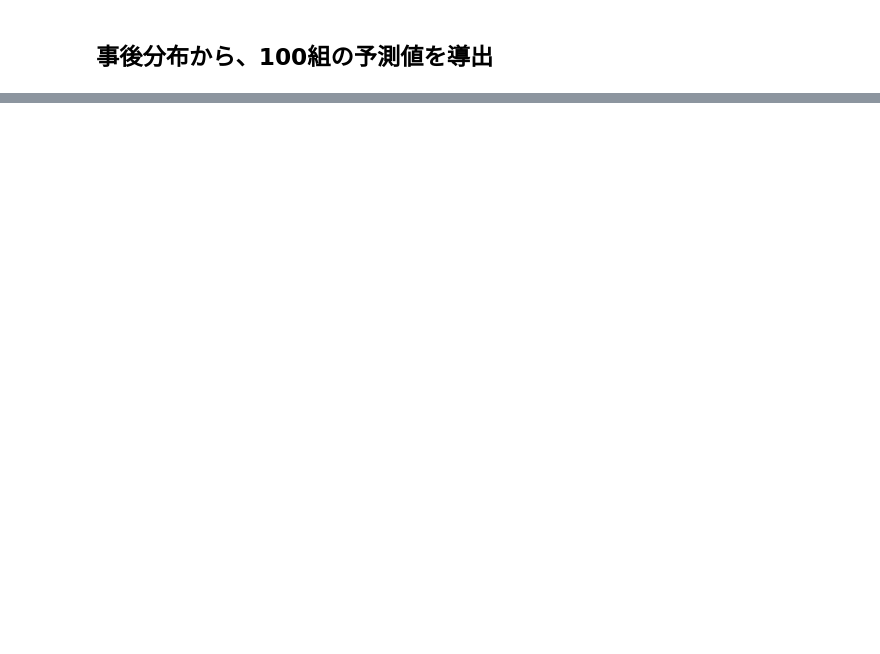
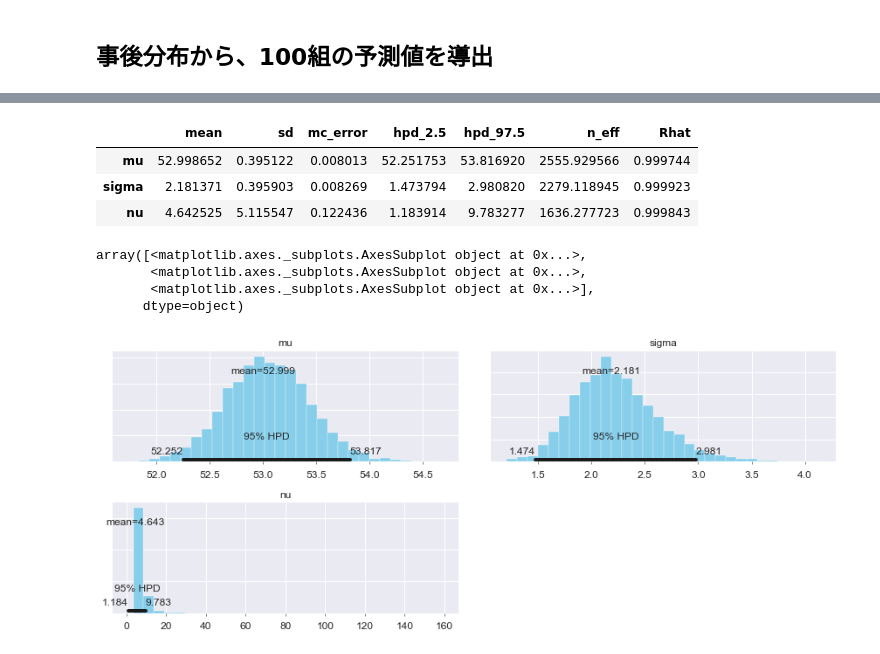
Before and after one commit to hiroaki8388/datascienceEdu, a Jupyter notebook: notebook/複数パラメータの取り扱いと階層モデル.ipynb, the cells around one changed output, grey strips where cells are left out. Saved outputs shown, nothing was run; the diff lists cells and outputs as text; code cells hidden in the pictures; blank space fills up the shorter version.

```diff
--- a/notebook/複数パラメータの取り扱いと階層モデル.ipynb
+++ b/notebook/複数パラメータの取り扱いと階層モデル.ipynb
@@ -85,0 +117,15 @@ array([[54.66076098, 54.27777559, 52.10869946, ..., 48.77017861,
+# %%
+pm.summary(chain_t)
+# %% [output]
+|  | mean | sd | mc_error | hpd_2.5 | hpd_97.5 | n_eff | Rhat |
+| mu | 52.998652 | 0.395122 | 0.008013 | 52.251753 | 53.816920 | 2555.929566 | 0.999744 |
+| sigma | 2.181371 | 0.395903 | 0.008269 | 1.473794 | 2.980820 | 2279.118945 | 0.999923 |
+| nu | 4.642525 | 5.115547 | 0.122436 | 1.183914 | 9.783277 | 1636.277723 | 0.999843 |
+# %%
+pm.plot_posterior(chain_t)
+# %% [output]
+array([<matplotlib.axes._subplots.AxesSubplot object at 0x...>,
+       <matplotlib.axes._subplots.AxesSubplot object at 0x...>,
+       <matplotlib.axes._subplots.AxesSubplot object at 0x...>],
+      dtype=object)
+[figure, added]
```
Also changed, not shown: parts of 16 cells of this notebook.
